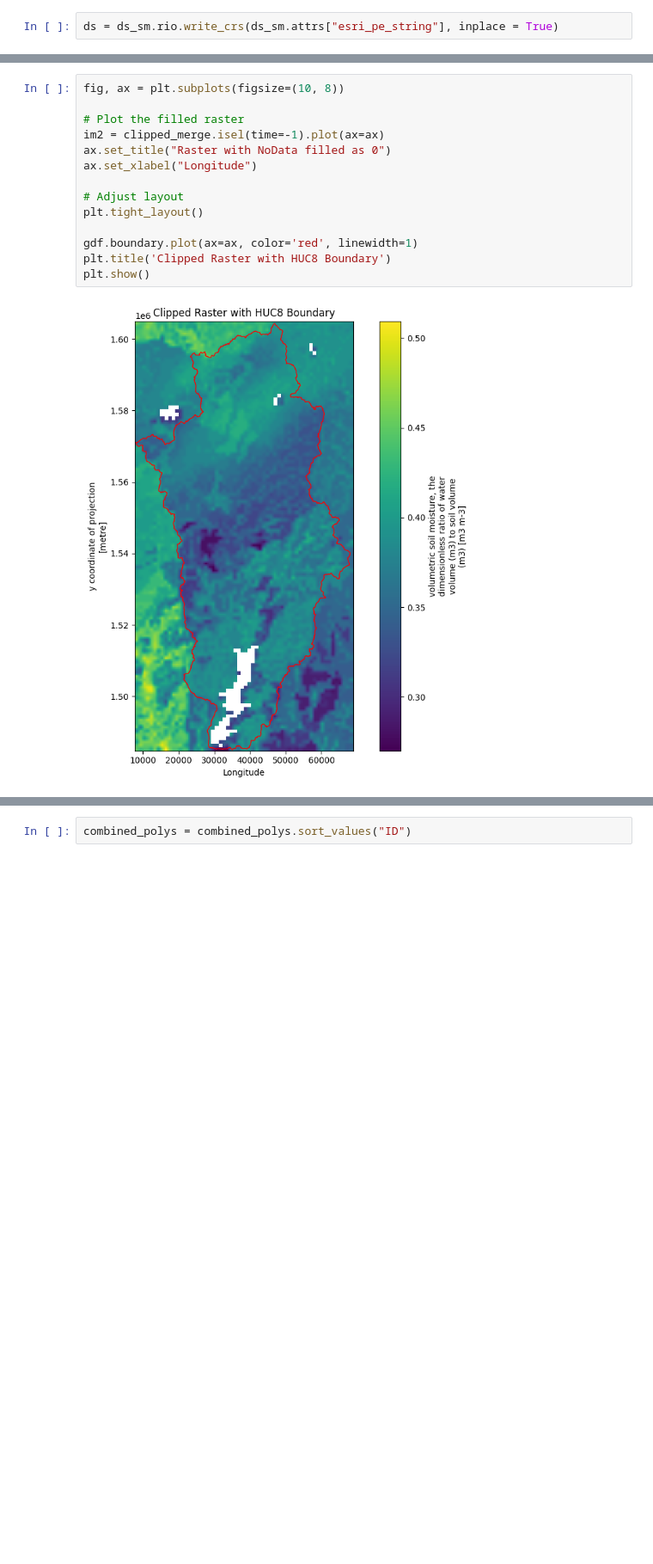
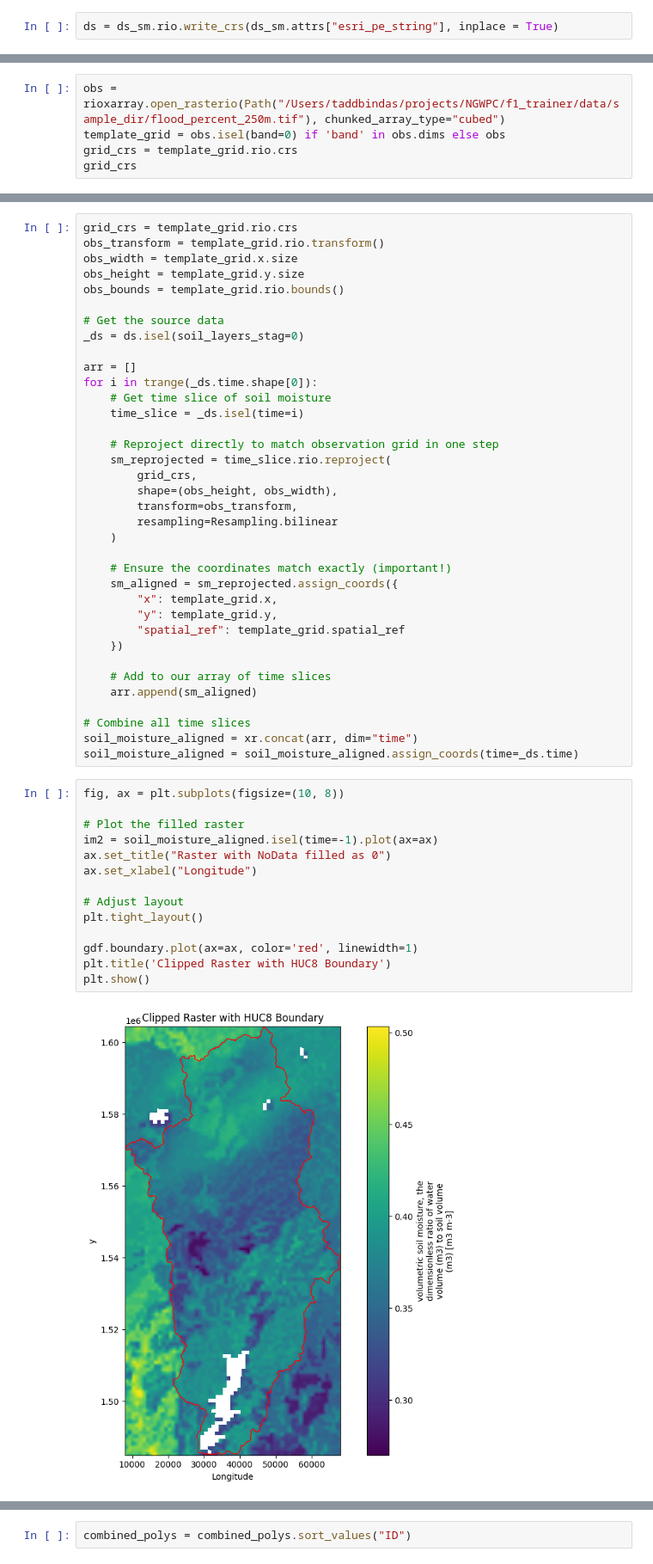
Before and after one commit to NGWPC/nrt-fim, a Jupyter notebook: examples/create_sample_data.ipynb, the cells around one changed output, grey strips where cells are left out. Shown at 86% size. Saved outputs shown, nothing was run; the diff lists cells and outputs as text; blank space fills up the shorter version.

Commit message:
feat: finished the sample coffeyville case for the F1 trainer

```diff
--- a/examples/create_sample_data.ipynb
+++ b/examples/create_sample_data.ipynb
@@ -243,0 +213,5 @@ clipped_merge = xr.concat(arr, dim="time")
+# %%
+obs = rioxarray.open_rasterio(Path("/Users/taddbindas/projects/NGWPC/f1_trainer/data/sample_dir/flood_percent_250m.tif"), chunked_array_type="cubed")
+template_grid = obs.isel(band=0) if 'band' in obs.dims else obs
+grid_crs = template_grid.rio.crs
+grid_crs
@@ -244,19 +220,55 @@ clipped_merge = xr.concat(arr, dim="time")
+# %%
+grid_crs = template_grid.rio.crs
+obs_transform = template_grid.rio.transform()
+obs_width = template_grid.x.size
+obs_height = template_grid.y.size
+obs_bounds = template_grid.rio.bounds()
+
+# Get the source data
+_ds = ds.isel(soil_layers_stag=0)
+
+arr = []
+for i in trange(_ds.time.shape[0]):
+    # Get time slice of soil moisture
+    time_slice = _ds.isel(time=i)
+
+    # Reproject directly to match observation grid in one step
+    sm_reprojected = time_slice.rio.reproject(
+        grid_crs,
+        shape=(obs_height, obs_width),
+        transform=obs_transform,
+        resampling=Resampling.bilinear
+    )
+
+    # Ensure the coordinates match exactly (important!)
+    sm_aligned = sm_reprojected.assign_coords({
+        "x": template_grid.x,
+        "y": template_grid.y,
+        "spatial_ref": template_grid.spatial_ref
+    })
+
+    # Add to our array of time slices
+    arr.append(sm_aligned)
+
+# Combine all time slices
+soil_moisture_aligned = xr.concat(arr, dim="time")
+soil_moisture_aligned = soil_moisture_aligned.assign_coords(time=_ds.time)
 # %%
 fig, ax = plt.subplots(figsize=(10, 8))
 
 # Plot the filled raster
-im2 = clipped_merge.isel(time=-1).plot(ax=ax)
+im2 = soil_moisture_aligned.isel(time=-1).plot(ax=ax)
 ax.set_title("Raster with NoData filled as 0")
 ax.set_xlabel("Longitude")
 
 # Adjust layout
 plt.tight_layout()
 
 gdf.boundary.plot(ax=ax, color='red', linewidth=1)
 plt.title('Clipped Raster with HUC8 Boundary')
 plt.show()
 # %% [output]
-[figure, old version]
+[figure, new version]
 # %%
 import pandas as pd
 # start_time = clipped_merge.time.values[0]
```
Also changed, not shown: parts of 11 cells of this notebook, 10 other files.
